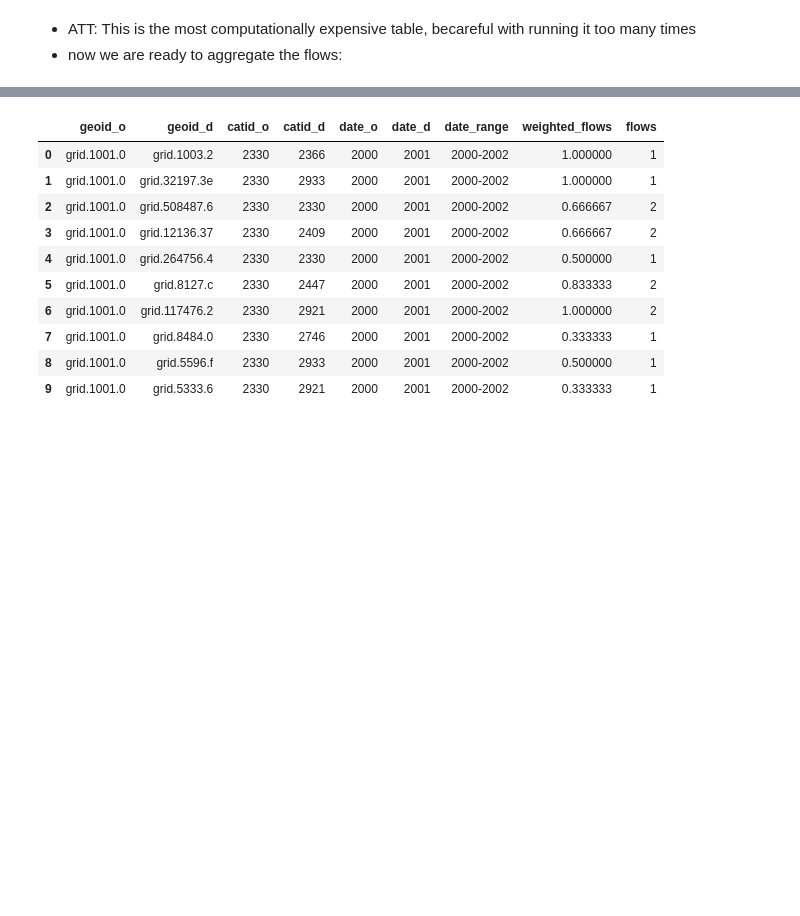
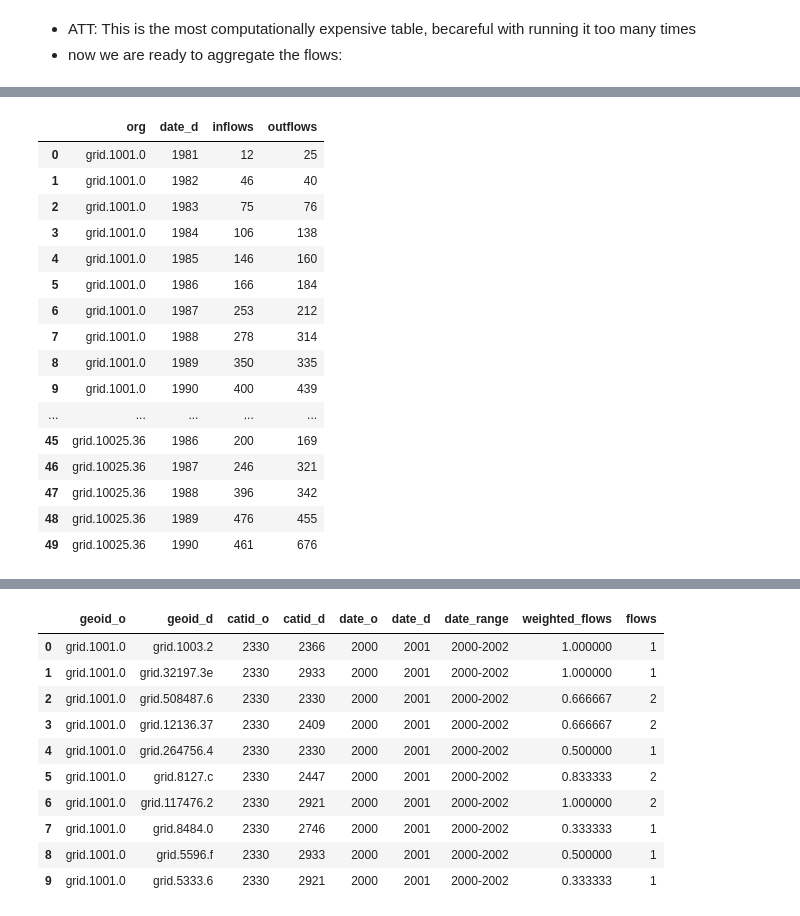
Before and after one commit to complexity-science-hub/SciFlows, a Jupyter notebook: Flows_1980_2000_first_level_for.ipynb, the cells around one changed output, grey strips where cells are left out. Saved outputs shown, nothing was run; the diff lists cells and outputs as text; code cells hidden in the pictures; blank space fills up the shorter version.

```diff
--- a/Flows_1980_2000_first_level_for.ipynb
+++ b/Flows_1980_2000_first_level_for.ipynb
@@ -770,0 +708,29 @@ limit 10
+# %%
+%%bigquery --project $project_id
+# Calculate the the inflows and outflows table
+CREATE OR REPLACE TABLE cshdimensionstest.test.flows_1980_2000_institution_flows_indicators AS
+SELECT ifnull(geoid_o, geoid_d) as org
+, ifnull(a.date_d, b.date_d) as date_d
+, ifnull(inflows, 0) as inflows
+, ifnull(outflows, 0) as outflows
+FROM cshdimensionstest.test.flows_1980_2000_institutional_inflows a
+LEFT JOIN cshdimensionstest.test.flows_1980_2000_institutional_outflows b
+ON a.geoid_d=b.geoid_o and a.date_d=b.date_d;
+# %% [output]
+|  | org | date_d | inflows | outflows |
+| 0 | grid.1001.0 | 1981 | 12 | 25 |
+| 1 | grid.1001.0 | 1982 | 46 | 40 |
+| 2 | grid.1001.0 | 1983 | 75 | 76 |
+| 3 | grid.1001.0 | 1984 | 106 | 138 |
+| 4 | grid.1001.0 | 1985 | 146 | 160 |
+| 5 | grid.1001.0 | 1986 | 166 | 184 |
+| 6 | grid.1001.0 | 1987 | 253 | 212 |
+| 7 | grid.1001.0 | 1988 | 278 | 314 |
+| 8 | grid.1001.0 | 1989 | 350 | 335 |
+| 9 | grid.1001.0 | 1990 | 400 | 439 |
+| ... | ... | ... | ... | ... |
+| 45 | grid.10025.36 | 1986 | 200 | 169 |
+| 46 | grid.10025.36 | 1987 | 246 | 321 |
+| 47 | grid.10025.36 | 1988 | 396 | 342 |
+| 48 | grid.10025.36 | 1989 | 476 | 455 |
+| 49 | grid.10025.36 | 1990 | 461 | 676 |
```
Also changed, not shown: parts of 38 cells of this notebook.
